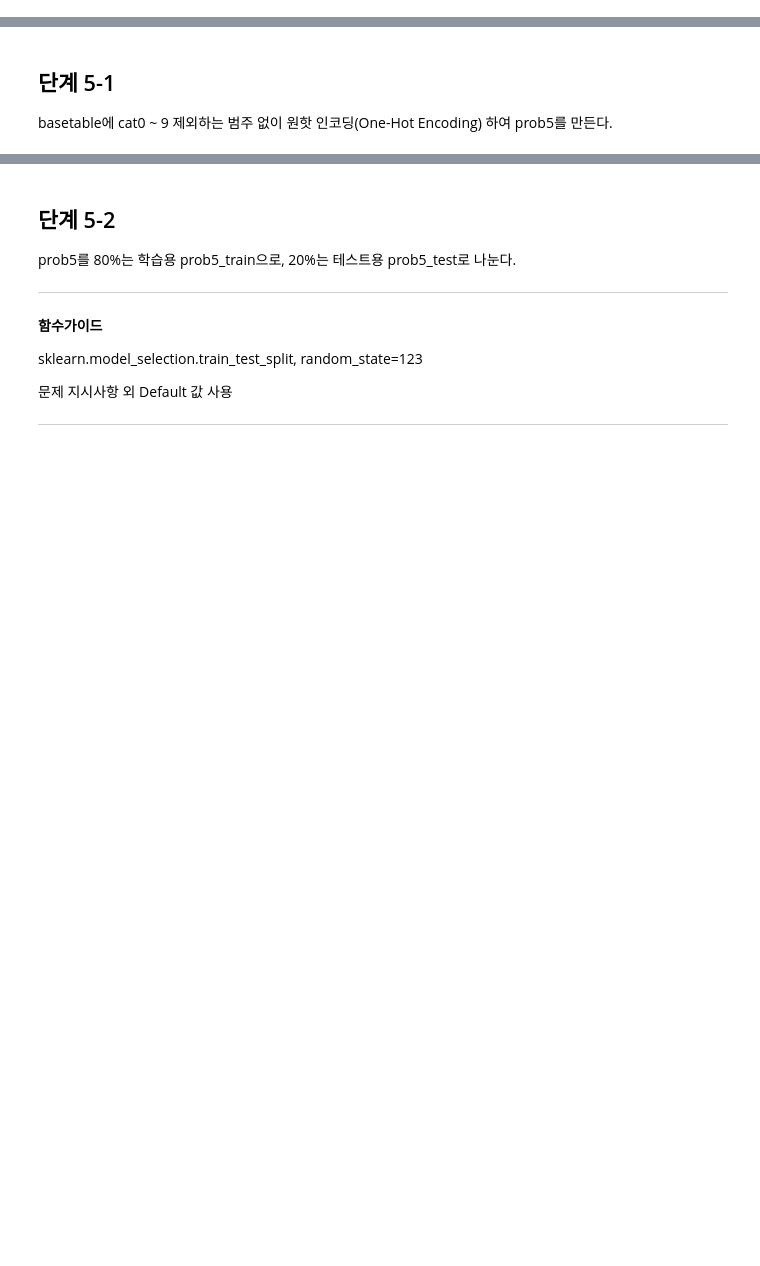
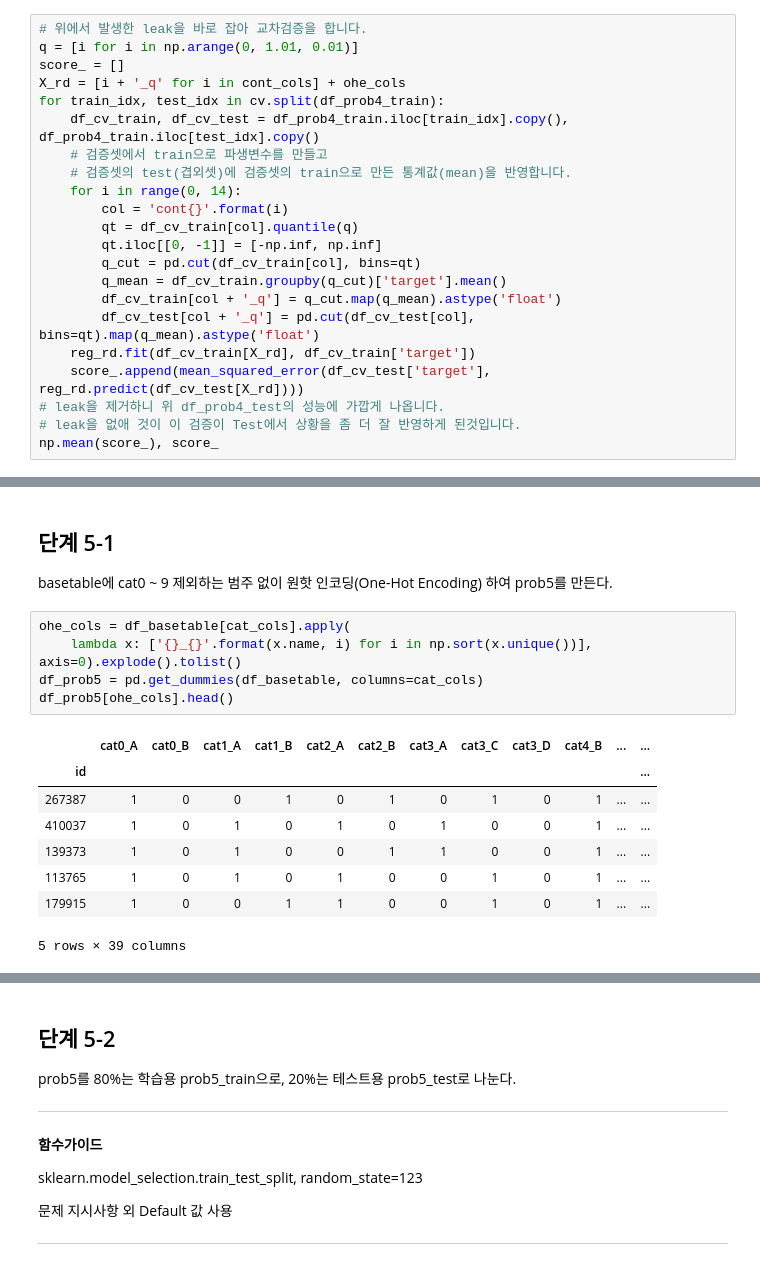
Before and after one commit to sunkusun9/DS_lv3_2404_01, a Jupyter notebook: sec_ds_lv3_prob2_prob.ipynb, the cells around one changed output, grey strips where cells are left out. Cells and saved outputs as stored; diff of their text form; blank space fills up the shorter version.

```diff
--- a/sec_ds_lv3_prob2_prob.ipynb
+++ b/sec_ds_lv3_prob2_prob.ipynb
@@ -1187,0 +1189,22 @@ array([-9.70891848, -9.77411863, -9.78520922, -9.82802403, -9.7602062 ])
+# %%
+# 위에서 발생한 leak을 바로 잡아 교차검증을 합니다.
+q = [i for i in np.arange(0, 1.01, 0.01)]
+score_ = []
+X_rd = [i + '_q' for i in cont_cols] + ohe_cols
+for train_idx, test_idx in cv.split(df_prob4_train):
+    df_cv_train, df_cv_test = df_prob4_train.iloc[train_idx].copy(), df_prob4_train.iloc[test_idx].copy()
+    # 검증셋에서 train으로 파생변수를 만들고
+    # 검증셋의 test(겹외셋)에 검증셋의 train으로 만든 통계값(mean)을 반영합니다.
+    for i in range(0, 14):
+        col = 'cont{}'.format(i)
+        qt = df_cv_train[col].quantile(q)
+        qt.iloc[[0, -1]] = [-np.inf, np.inf]
+        q_cut = pd.cut(df_cv_train[col], bins=qt)
+        q_mean = df_cv_train.groupby(q_cut)['target'].mean()
+        df_cv_train[col + '_q'] = q_cut.map(q_mean).astype('float')
+        df_cv_test[col + '_q'] = pd.cut(df_cv_test[col], bins=qt).map(q_mean).astype('float')
+    reg_rd.fit(df_cv_train[X_rd], df_cv_train['target'])
+    score_.append(mean_squared_error(df_cv_test['target'], reg_rd.predict(df_cv_test[X_rd])))
+# leak을 제거하니 위 df_prob4_test의 성능에 가깝게 나옵니다.
+# leak을 없애 것이 이 검증이 Test에서 상황을 좀 더 잘 반영하게 된것입니다.
+np.mean(score_), score_
@@ -1194,3 +1254,18 @@ XGBoost 분류 모델의 최적의 하이퍼 파라미터(Hyper-Parameter, 초
 ## 단계 5-1
 
 basetable에 cat0 ~ 9 제외하는 범주 없이 원핫 인코딩(One-Hot Encoding) 하여 prob5를 만든다.
+# %%
+ohe_cols = df_basetable[cat_cols].apply(
+    lambda x: ['{}_{}'.format(x.name, i) for i in np.sort(x.unique())],
+axis=0).explode().tolist()
+df_prob5 = pd.get_dummies(df_basetable, columns=cat_cols)
+df_prob5[ohe_cols].head()
+# %% [output]
+|  | cat0_A | cat0_B | cat1_A | cat1_B | cat2_A | cat2_B | cat3_A | cat3_C | cat3_D | cat4_B | ... | ... |
+| id |  |  |  |  |  |  |  |  |  |  |  | ... |
+| 267387 | 1 | 0 | 0 | 1 | 0 | 1 | 0 | 1 | 0 | 1 | ... | ... |
+| 410037 | 1 | 0 | 1 | 0 | 1 | 0 | 1 | 0 | 0 | 1 | ... | ... |
+| 139373 | 1 | 0 | 1 | 0 | 0 | 1 | 1 | 0 | 0 | 1 | ... | ... |
+| 113765 | 1 | 0 | 1 | 0 | 1 | 0 | 0 | 1 | 0 | 1 | ... | ... |
+| 179915 | 1 | 0 | 0 | 1 | 1 | 0 | 0 | 1 | 0 | 1 | ... | ... |
+5 rows × 39 columns
```
Also changed, not shown: parts of 86 cells of this notebook.
